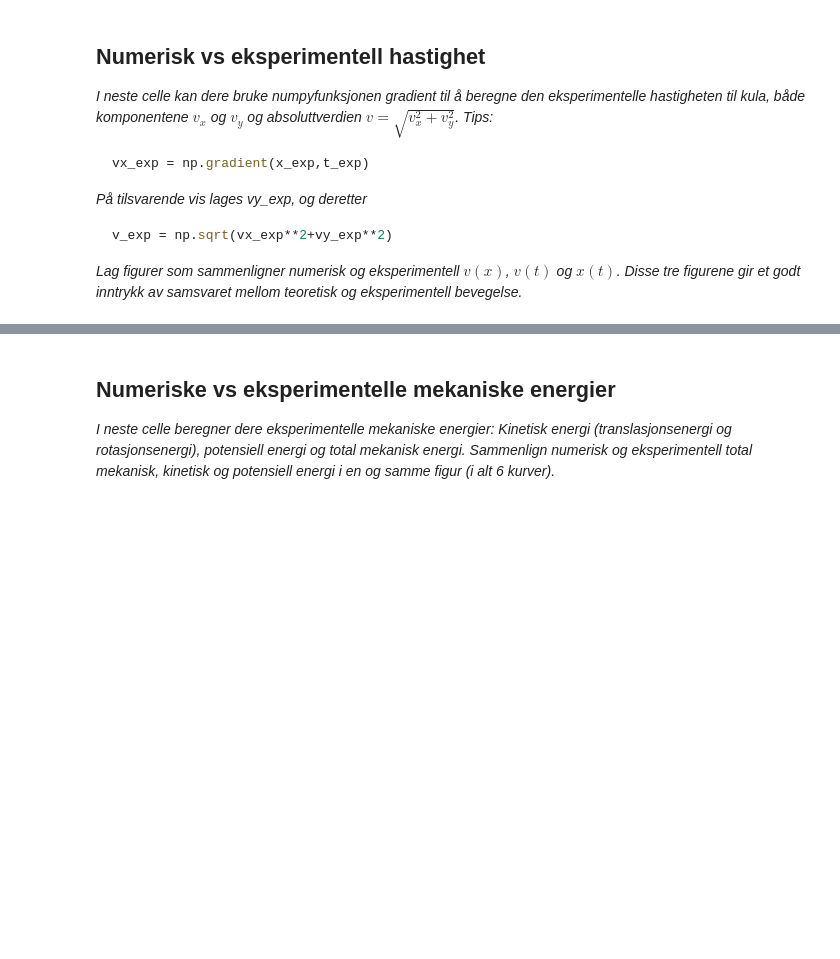
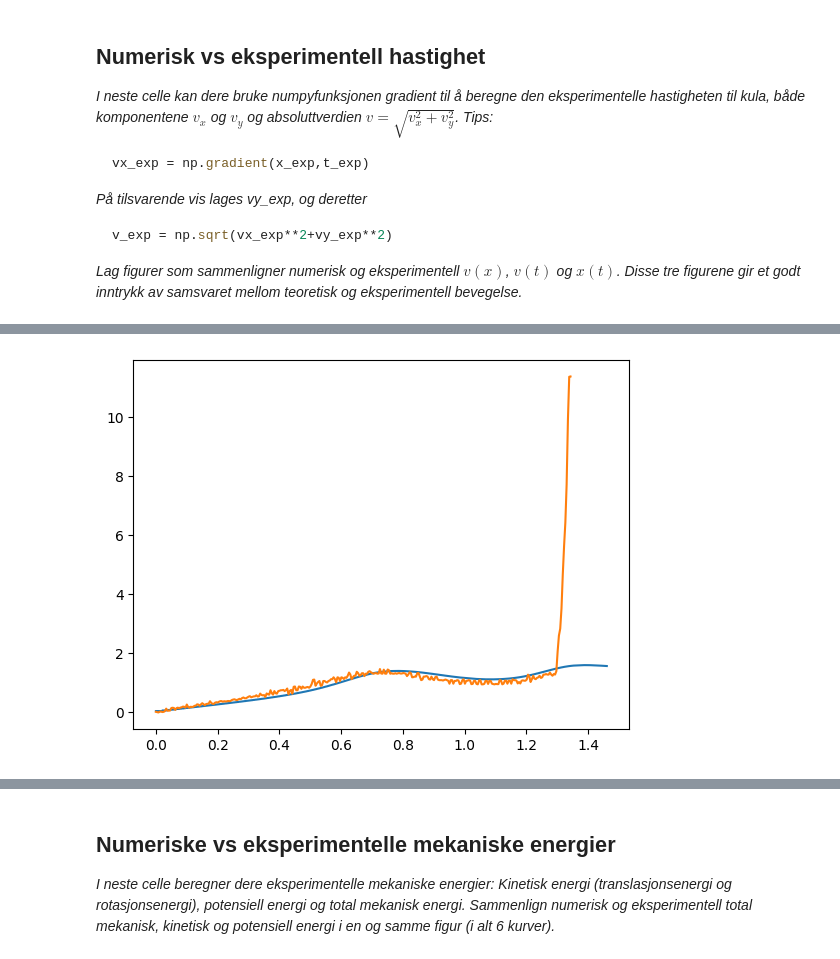
Before and after one commit to Qerbz/fysikklabv24, a Jupyter notebook: mal_V24.ipynb, the cells around one changed output, grey strips where cells are left out. Drawn from its saved outputs; the diff is of its cells as text; code cells hidden in the pictures; blank space fills up the shorter version.

```diff
--- a/mal_V24.ipynb
+++ b/mal_V24.ipynb
@@ -336,0 +395,9 @@ _Lag figurer som sammenligner numerisk og eksperimentell $v(x)$, $v(t)$ og $x(t)
+# %%
+
+#Numerisk v(t)
+plt.plot(t_array, v_n)
+#Eksperimentell v(t)
+plt.plot(t_exp,v_exp)
+plt.show()
+# %% [output]
+[figure, added]
```
Also changed, not shown: parts of 15 cells of this notebook, 8 other files.
